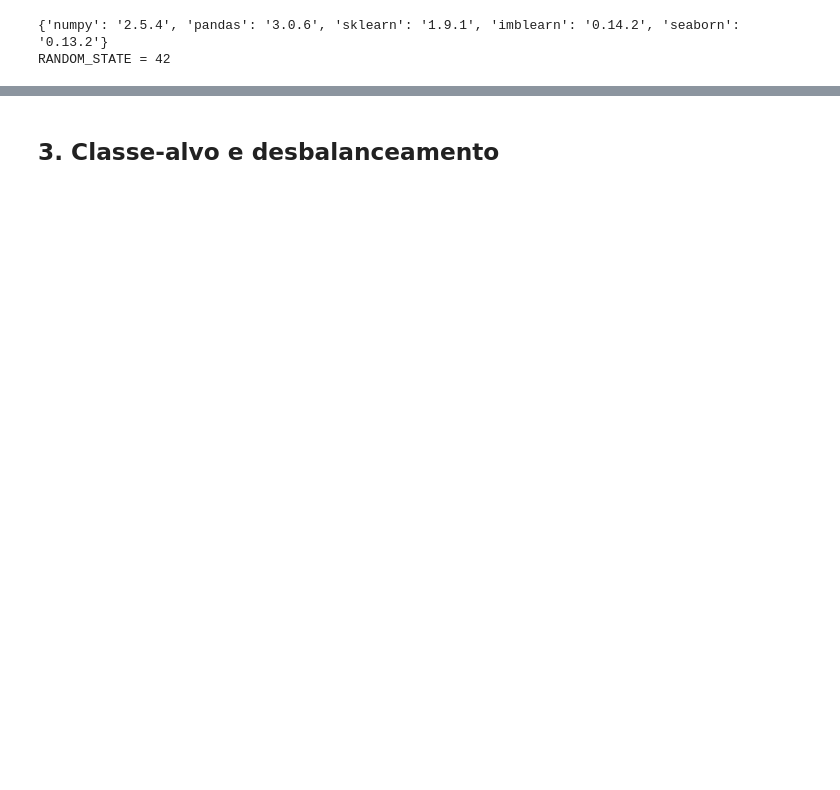
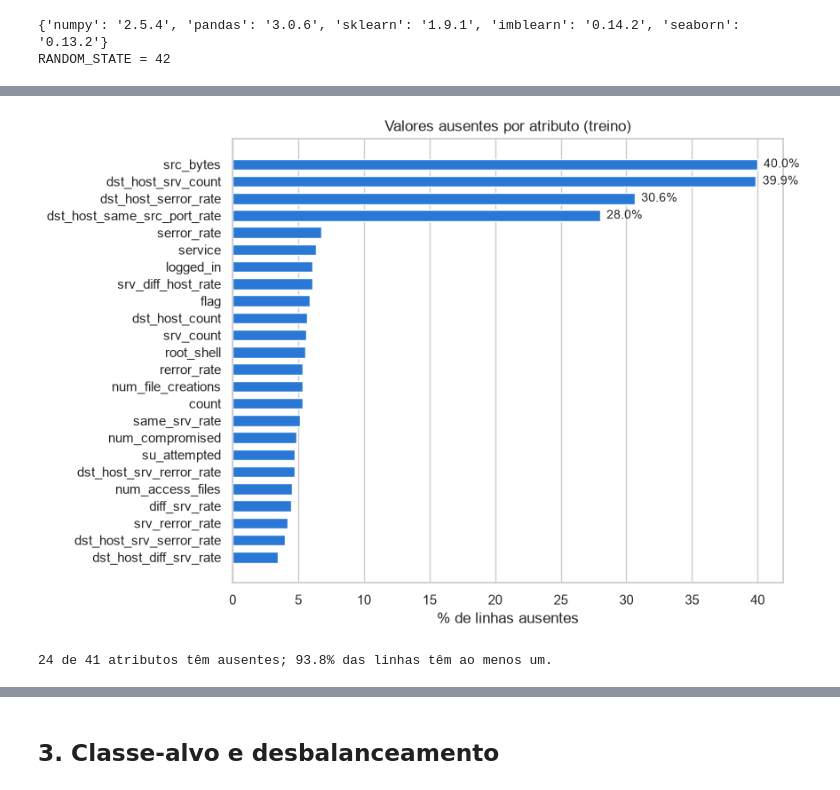
Before and after one commit to pedro-maia1337/IA-CopaLibertadores, a Jupyter notebook: notebooks/01_eda.ipynb, the cells around one changed output, grey strips where cells are left out. Cells and saved outputs as stored; diff of their text form; code cells hidden in the pictures; blank space fills up the shorter version.

```diff
--- a/notebooks/01_eda.ipynb
+++ b/notebooks/01_eda.ipynb
@@ -48,8 +48,14 @@ cinco classes são fixas em todo o notebook (a mesma classe tem sempre a mesma c
 import warnings; warnings.filterwarnings("ignore", category=FutureWarning)
 import numpy as np, pandas as pd, matplotlib.pyplot as plt, seaborn as sns, sklearn, imblearn
 from IPython.display import display
-from nslkdd import config, load_train_frame
-from nslkdd.audit import association_with_target
+from sklearn.metrics import roc_auc_score
+from nslkdd import build_pipeline, config, cross_val_proba, load_train_frame
+from nslkdd.audit import association_with_target, feature_set_gain
+from nslkdd.data import conflict_mask, duplicate_groups, evaluation_mask, split_xy
+from nslkdd.decision import best_threshold, macro_f1_curve
+from nslkdd.evaluation import binary_metrics
+from nslkdd.models import make_model
+from nslkdd.preprocessing import DomainCleaner
 
 np.random.seed(config.RANDOM_STATE)
 pd.set_option("display.max_columns", 60)
@@ -58,7 +64,8 @@ sns.set_theme(style="whitegrid", context="notebook")
 config.FIGURES.mkdir(parents=True, exist_ok=True)
 
 CLASSES = config.CLASSES
-PALETTE = dict(zip(CLASSES, ["#2a78d6", "#eb6834", "#1baf7a", "#eda100", "#e87ba4"]))
+PALETTE = dict(zip(CLASSES, ["#2a78d6", "#eb6834"]))
+SINGLE = PALETTE["normal"]
 
 
 def savefig(fig, name):
@@ -171,0 +172,16 @@ indica tentativa, a interpretação mais natural é tratá-lo como contagem (ou
+# %%
+missing = (X.isna().mean() * 100).loc[lambda s: s > 0].sort_values()
+fig, ax = plt.subplots(figsize=(8, 6.5))
+ax.barh(missing.index, missing.values, color=SINGLE, height=0.65)
+for i, v in enumerate(missing.values):
+    if v > 20:
+        ax.text(v + 0.5, i, f"{v:.1f}%", va="center", fontsize=10)
+ax.set(title="Valores ausentes por atributo (treino)", xlabel="% de linhas ausentes")
+ax.grid(axis="y", visible=False)
+savefig(fig, "ausentes")
+plt.show()
+print(f"{len(missing)} de 41 atributos têm ausentes; "
+      f"{X.isna().any(axis=1).mean():.1%} das linhas têm ao menos um.")
+# %% [output]
+[figure, added]
+24 de 41 atributos têm ausentes; 93.8% das linhas têm ao menos um.
```
Also changed, not shown: parts of 104 cells of this notebook, 42 other files.
